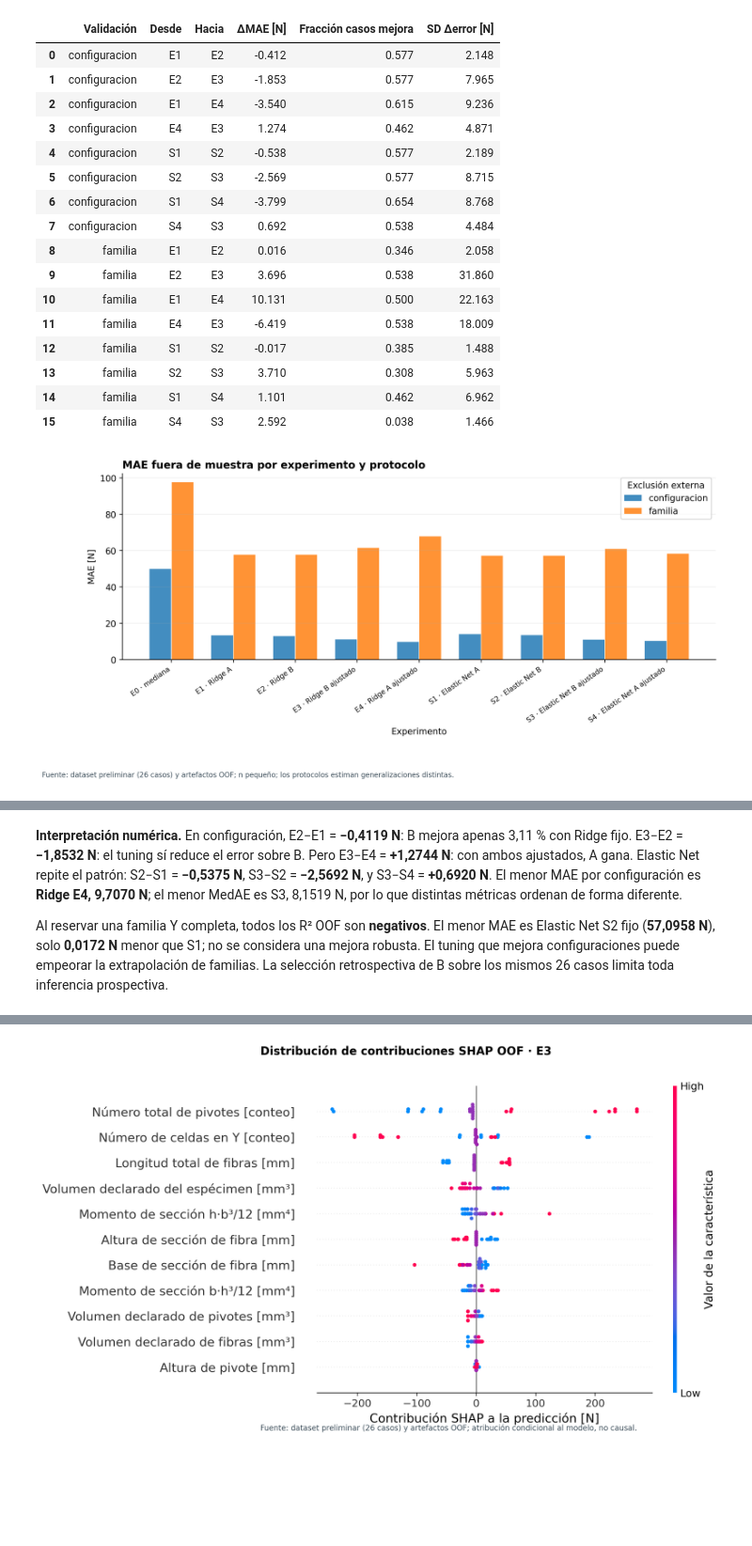
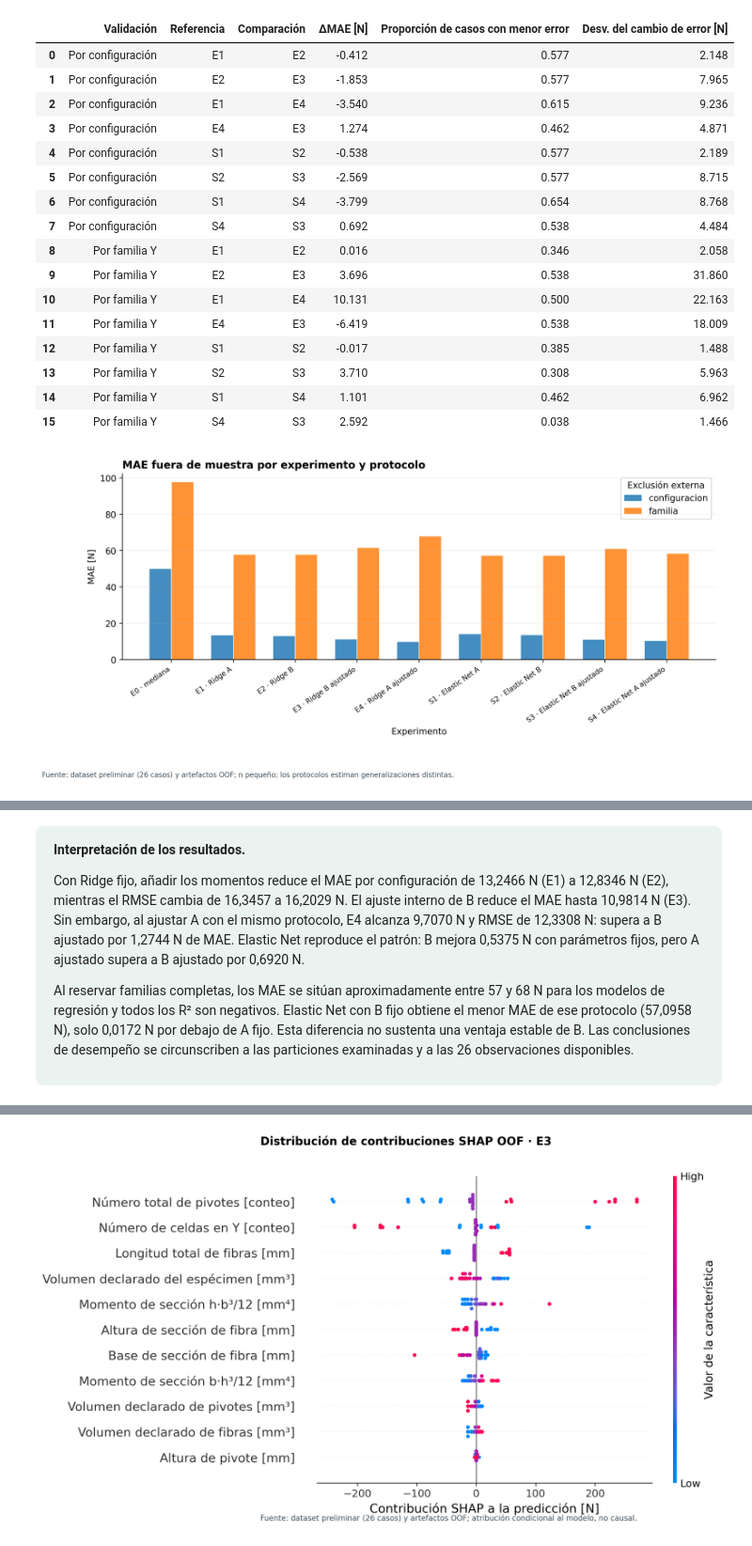
Before and after one commit to melissaaylasb-sudo/T02_MIA14_SeccionB, a Jupyter notebook: notebooks/06_Modelado_Tuning_SHAP.ipynb, the cells around one changed output, grey strips where cells are left out. Shown at 94% size. Cells and saved outputs as stored; diff of their text form; code cells hidden in the pictures; blank space fills up the shorter version.

```diff
--- a/notebooks/06_Modelado_Tuning_SHAP.ipynb
+++ b/notebooks/06_Modelado_Tuning_SHAP.ipynb
@@ -182,17 +185,30 @@ for attempt in range(3):
 assert manifest["n_casos"] == 26 and len(figure_names) == 16
 assert manifest["dataset_sha256"] == config["dataset_sha256"]
 assert manifest["particiones_sha256"] == config["particiones_sha256"]
+def presentar(tabla_visible):
+    tabla_visible = tabla_visible.copy()
+    if "Validación" in tabla_visible.columns:
+        tabla_visible["Validación"] = tabla_visible["Validación"].replace({
+            "configuracion": "Por configuración", "familia": "Por familia Y"})
+    if "Modelo" in tabla_visible.columns:
+        tabla_visible["Modelo"] = tabla_visible["Modelo"].replace({
+            "ElasticNet": "Elastic Net", "Dummy": "Mediana de entrenamiento"})
+    if "Ajuste" in tabla_visible.columns:
+        tabla_visible["Ajuste"] = tabla_visible["Ajuste"].replace({
+            True: "Ajustado", False: "Fijo"})
+    return tabla_visible
+
 def tabla(nombre):
     return pd.read_csv(TABLES / f"{nombre}.csv")
 def figura(numero):
     paths = sorted(FIGURES.glob(f"{numero:02d}_*.png"))
     assert len(paths) == 1, (numero, paths)
     display(Image(filename=str(paths[0]), width=900))
-display(pd.DataFrame([{"Dataset SHA-256": manifest["dataset_sha256"],
+display(pd.DataFrame([{"Datos SHA-256": manifest["dataset_sha256"],
                        "Particiones SHA-256": manifest["particiones_sha256"],
                        "Semilla": manifest["seed"],
                        "Modelos": ", ".join(manifest["model_families"]),
                        "SHAP": manifest["shap_explainer"],
-                       "Figuras PNG/SVG": len(figure_names)}]))
+                       "Figuras exportadas": len(figure_names)}]))
 display(pd.DataFrame([manifest["versions"]]).T.rename(columns={0:"Versión de biblioteca"}))
 # %% [output]
@@ -273,34 +289,36 @@ display(frecuencia.groupby(["protocolo", "experimento"]).head(2)
 # %%
 pareadas = tabla("comparacion_pareada")
-display(pareadas[["protocolo", "referencia", "intervencion", "delta_MAE_N",
+display(presentar(pareadas[["protocolo", "referencia", "intervencion", "delta_MAE_N",
                   "fraccion_casos_mejora", "sd_delta_error_absoluto_N"]]
-        .rename(columns={"protocolo":"Validación", "referencia":"Desde", "intervencion":"Hacia",
-                         "delta_MAE_N":"ΔMAE [N]", "fraccion_casos_mejora":"Fracción casos mejora",
-                         "sd_delta_error_absoluto_N":"SD Δerror [N]"}).round(3))
+        .rename(columns={"protocolo":"Validación", "referencia":"Referencia", "intervencion":"Comparación",
+                         "delta_MAE_N":"ΔMAE [N]", "fraccion_casos_mejora":"Proporción de casos con menor error",
+                         "sd_delta_error_absoluto_N":"Desv. del cambio de error [N]"}).round(3)))
 figura(1)
 figura(2)
 # %% [output]
-|  | Validación | Desde | Hacia | ΔMAE [N] | Fracción casos mejora | SD Δerror [N] |
-| 0 | configuracion | E1 | E2 | -0.412 | 0.577 | 2.148 |
-| 1 | configuracion | E2 | E3 | -1.853 | 0.577 | 7.965 |
-| 2 | configuracion | E1 | E4 | -3.540 | 0.615 | 9.236 |
-| 3 | configuracion | E4 | E3 | 1.274 | 0.462 | 4.871 |
-| 4 | configuracion | S1 | S2 | -0.538 | 0.577 | 2.189 |
-| 5 | configuracion | S2 | S3 | -2.569 | 0.577 | 8.715 |
-| 6 | configuracion | S1 | S4 | -3.799 | 0.654 | 8.768 |
-| 7 | configuracion | S4 | S3 | 0.692 | 0.538 | 4.484 |
-| 8 | familia | E1 | E2 | 0.016 | 0.346 | 2.058 |
-| 9 | familia | E2 | E3 | 3.696 | 0.538 | 31.860 |
-| 10 | familia | E1 | E4 | 10.131 | 0.500 | 22.163 |
-| 11 | familia | E4 | E3 | -6.419 | 0.538 | 18.009 |
-| 12 | familia | S1 | S2 | -0.017 | 0.385 | 1.488 |
-| 13 | familia | S2 | S3 | 3.710 | 0.308 | 5.963 |
-| 14 | familia | S1 | S4 | 1.101 | 0.462 | 6.962 |
-| 15 | familia | S4 | S3 | 2.592 | 0.038 | 1.466 |
+|  | Validación | Referencia | Comparación | ΔMAE [N] | Proporción de casos con menor error | Desv. del cambio de error [N] |
+| 0 | Por configuración | E1 | E2 | -0.412 | 0.577 | 2.148 |
+| 1 | Por configuración | E2 | E3 | -1.853 | 0.577 | 7.965 |
+| 2 | Por configuración | E1 | E4 | -3.540 | 0.615 | 9.236 |
+| 3 | Por configuración | E4 | E3 | 1.274 | 0.462 | 4.871 |
+| 4 | Por configuración | S1 | S2 | -0.538 | 0.577 | 2.189 |
+| 5 | Por configuración | S2 | S3 | -2.569 | 0.577 | 8.715 |
+| 6 | Por configuración | S1 | S4 | -3.799 | 0.654 | 8.768 |
+| 7 | Por configuración | S4 | S3 | 0.692 | 0.538 | 4.484 |
+| 8 | Por familia Y | E1 | E2 | 0.016 | 0.346 | 2.058 |
+| 9 | Por familia Y | E2 | E3 | 3.696 | 0.538 | 31.860 |
+| 10 | Por familia Y | E1 | E4 | 10.131 | 0.500 | 22.163 |
+| 11 | Por familia Y | E4 | E3 | -6.419 | 0.538 | 18.009 |
+| 12 | Por familia Y | S1 | S2 | -0.017 | 0.385 | 1.488 |
+| 13 | Por familia Y | S2 | S3 | 3.710 | 0.308 | 5.963 |
+| 14 | Por familia Y | S1 | S4 | 1.101 | 0.462 | 6.962 |
+| 15 | Por familia Y | S4 | S3 | 2.592 | 0.038 | 1.466 |
 [figure]
 [figure]
 # %% [markdown]
-**Interpretación numérica.** En configuración, E2−E1 = **−0,4119 N**: B mejora apenas 3,11 % con Ridge fijo. E3−E2 = **−1,8532 N**: el tuning sí reduce el error sobre B. Pero E3−E4 = **+1,2744 N**: con ambos ajustados, A gana. Elastic Net repite el patrón: S2−S1 = **−0,5375 N**, S3−S2 = **−2,5692 N**, y S3−S4 = **+0,6920 N**. El menor MAE por configuración es **Ridge E4, 9,7070 N**; el menor MedAE es S3, 8,1519 N, por lo que distintas métricas ordenan de forma diferente.
-
-Al reservar una familia Y completa, todos los R² OOF son **negativos**. El menor MAE es Elastic Net S2 fijo (**57,0958 N**), solo **0,0172 N** menor que S1; no se considera una mejora robusta. El tuning que mejora configuraciones puede empeorar la extrapolación de familias. La selección retrospectiva de B sobre los mismos 26 casos limita toda inferencia prospectiva.
+<div style="background-color:#eaf3f0; padding:15px 19px; border:0; border-radius:8px; margin:12px 0;">
+<p><strong>Interpretación de los resultados.</strong></p>
+<p>Con Ridge fijo, añadir los momentos reduce el MAE por configuración de 13,2466 N (E1) a 12,8346 N (E2), mientras el RMSE cambia de 16,3457 a 16,2029 N. El ajuste interno de B reduce el MAE hasta 10,9814 N (E3). Sin embargo, al ajustar A con el mismo protocolo, E4 alcanza 9,7070 N y RMSE de 12,3308 N: supera a B ajustado por 1,2744 N de MAE. Elastic Net reproduce el patrón: B mejora 0,5375 N con parámetros fijos, pero A ajustado supera a B ajustado por 0,6920 N.</p>
+<p>Al reservar familias completas, los MAE se sitúan aproximadamente entre 57 y 68 N para los modelos de regresión y todos los R² son negativos. Elastic Net con B fijo obtiene el menor MAE de ese protocolo (57,0958 N), solo 0,0172 N por debajo de A fijo. Esta diferencia no sustenta una ventaja estable de B. Las conclusiones de desempeño se circunscriben a las particiones examinadas y a las 26 observaciones disponibles.</p>
+</div>
 # %% [markdown]
```
Also changed, not shown: parts of 46 cells of this notebook, 4 other files.
